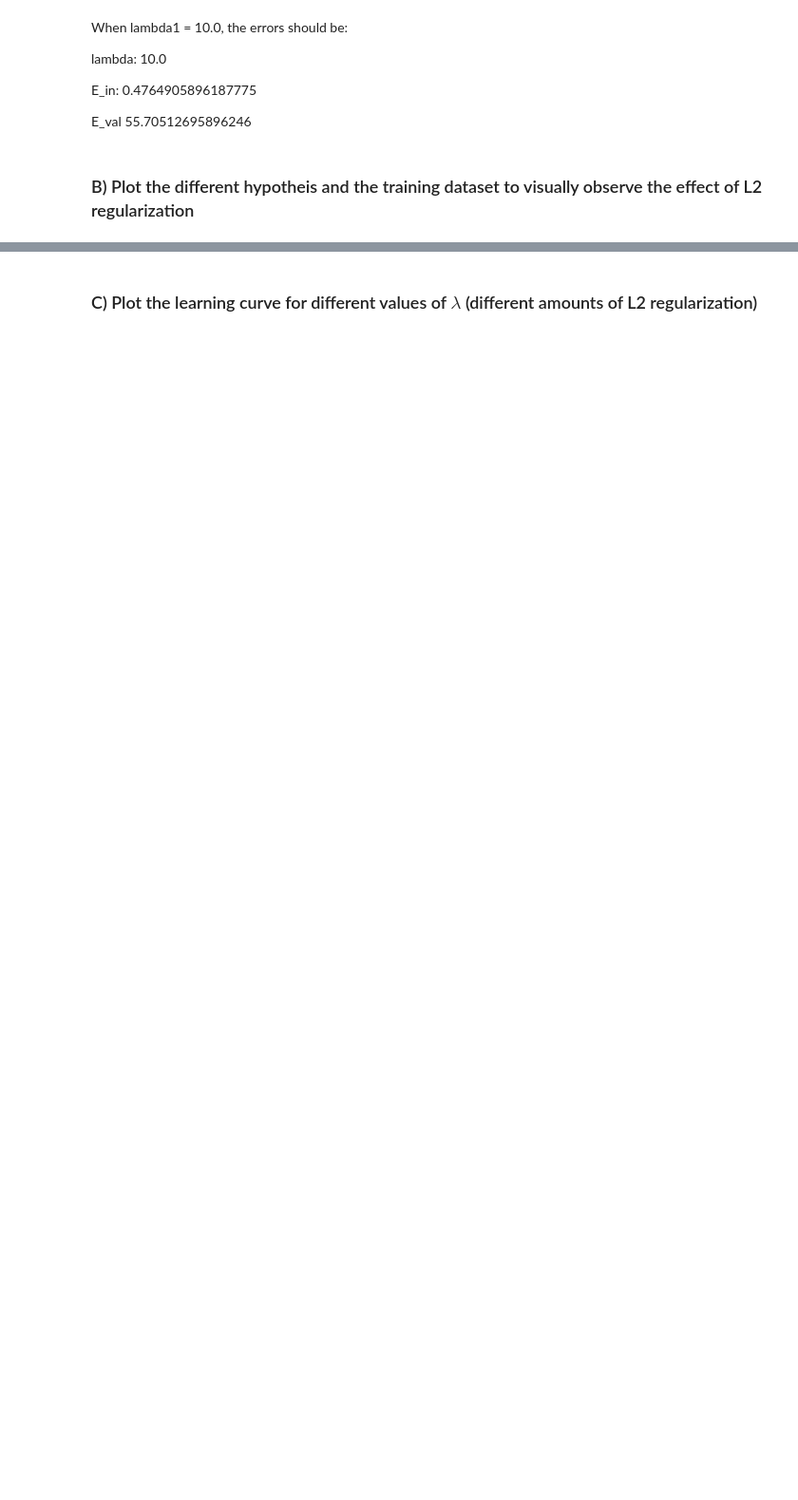
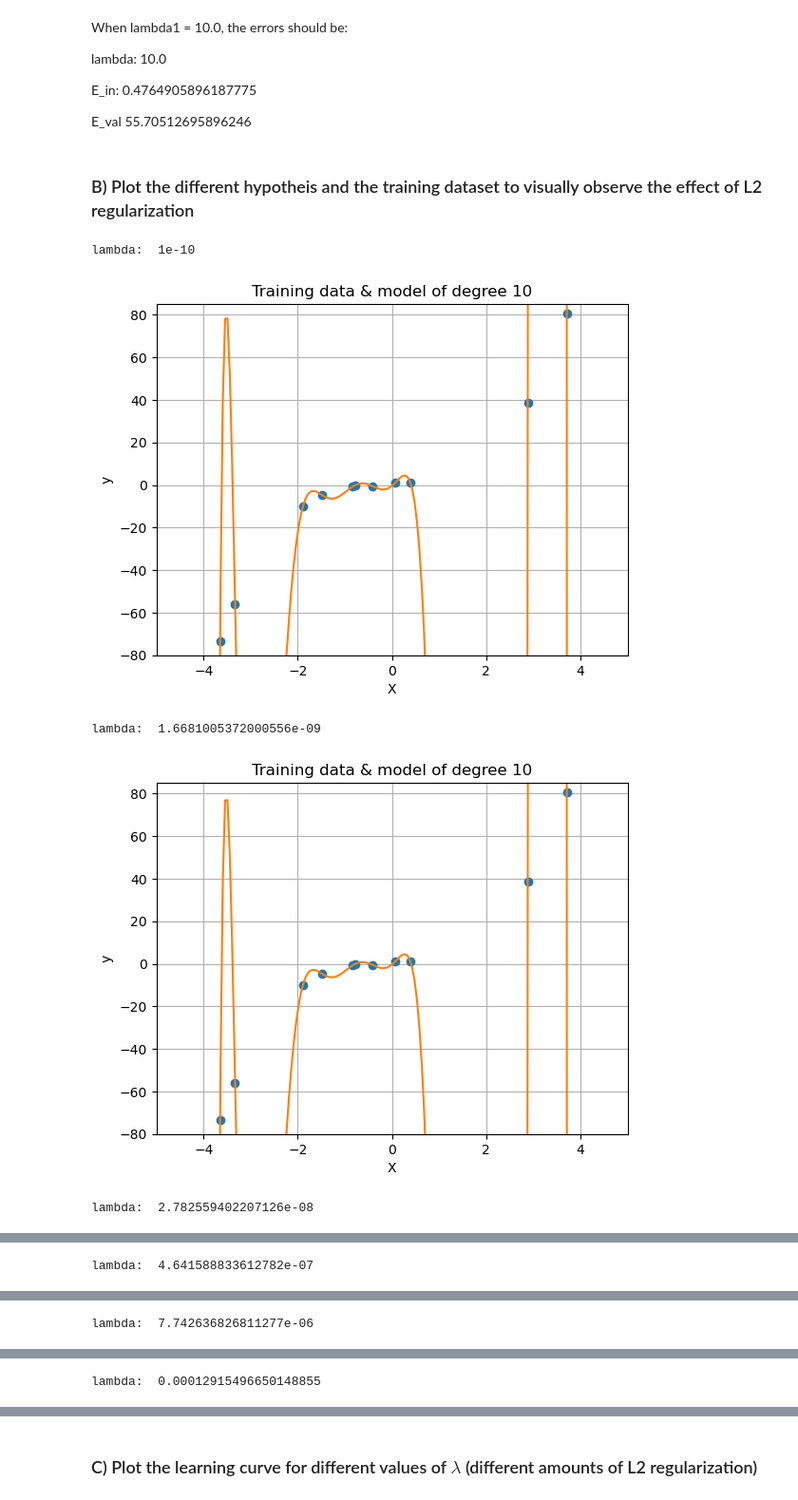
Before and after one commit to Gaurang-1402/Introduction-to-Machine-Learning, a Jupyter notebook: Homeworks/Homework 2/HW2_prog_gr2159.ipynb, the cells around one changed output, grey strips where cells are left out. Shown at 95% size. Saved outputs shown, nothing was run; the diff lists cells and outputs as text; code cells hidden in the pictures; blank space fills up the shorter version.

```diff
--- a/Homeworks/Homework 2/HW2_prog_gr2159.ipynb
+++ b/Homeworks/Homework 2/HW2_prog_gr2159.ipynb
@@ -401,18 +400,20 @@ for lambda1 in lambda_values:
 
     # TODO Q10
     # Use your function from part 1 to determine w.
-    w = ...
-    w_dict_10[lambda1] = ... # save w for the current value of lambda1
+    w = poly_regression(X_tr_poly, y_tr, lambda1)
+    w_dict_10[lambda1] = w # save w for the current value of lambda1
 
     # predict yhat for the training data, compute E_in (MSE for the training data) and store E_in in train_costs
-    yhat =...
-    E_in = ...
-    train_costs_10.append(...)
+    yhat_tr = X_tr_poly @ w
+    N_tr = X_tr_poly.shape[0]
+    E_in = 1/N_tr * np.sum((yhat_tr - y_tr)**2)
+    train_costs_10.append(E_in)
 
     # predict yhat_val for the validation data, compute E_val (MSE for the validation data) and store E_val in validation_costs
-    yhat_val = ...
-    E_val = ...
-    validation_costs_10.append(...)
+    yhat_val = X_val_poly @ w
+    N_val = X_val_poly.shape[0]
+    E_val = 1/N_val * np.sum((yhat_val - y_val)**2)
+    validation_costs_10.append(E_val)
 
     print('w: ', w)
     print("Training size", X_tr_poly.shape)
@@ -434,25 +453,31 @@ E_val 55.70512695896246
 # %%
 poly = PolynomialFeatures(d)
 xp = np.linspace(-5,5,200).reshape((200,1))
 xp_d = poly.fit_transform(xp)
 # TODO Q11
 
 for lambda1 in lambda_values:
     plt.xlim([-5, 5])
     plt.ylim([-80, 85])
     print('lambda: ', lambda1)
     # Plot data
     plt.plot(X_tr,y_tr,'o')
 
     # Plot hypothesis as a line
-    yp_hat = ...   # type the following: xp_d.dot(w_dict[lambda1])
+    yp_hat = xp_d @ w_dict_10[lambda1]   # type the following: xp_d.dot(w_dict[lambda1])
 
     # Plot hypothesis
     plt.plot(xp,yp_hat)
     plt.xlim(-5,5)
 
     plt.title('Training data & model of degree '+ str(d))
     plt.xlabel('X')
     plt.ylabel('y')
     plt.grid(True)
     plt.show(block=False)
+# %% [output]
+lambda:  1e-10
+[figure, added]
+lambda:  1.6681005372000556e-09
+[figure, added]
+lambda:  2.782559402207126e-08
@@ -458,0 +485 @@ for lambda1 in lambda_values:
+lambda:  4.641588833612782e-07
@@ -458,0 +487 @@ for lambda1 in lambda_values:
+lambda:  7.742636826811277e-06
@@ -458,0 +489 @@ for lambda1 in lambda_values:
+lambda:  0.00012915496650148855
```
Also changed, not shown: parts of 10 cells of this notebook.
